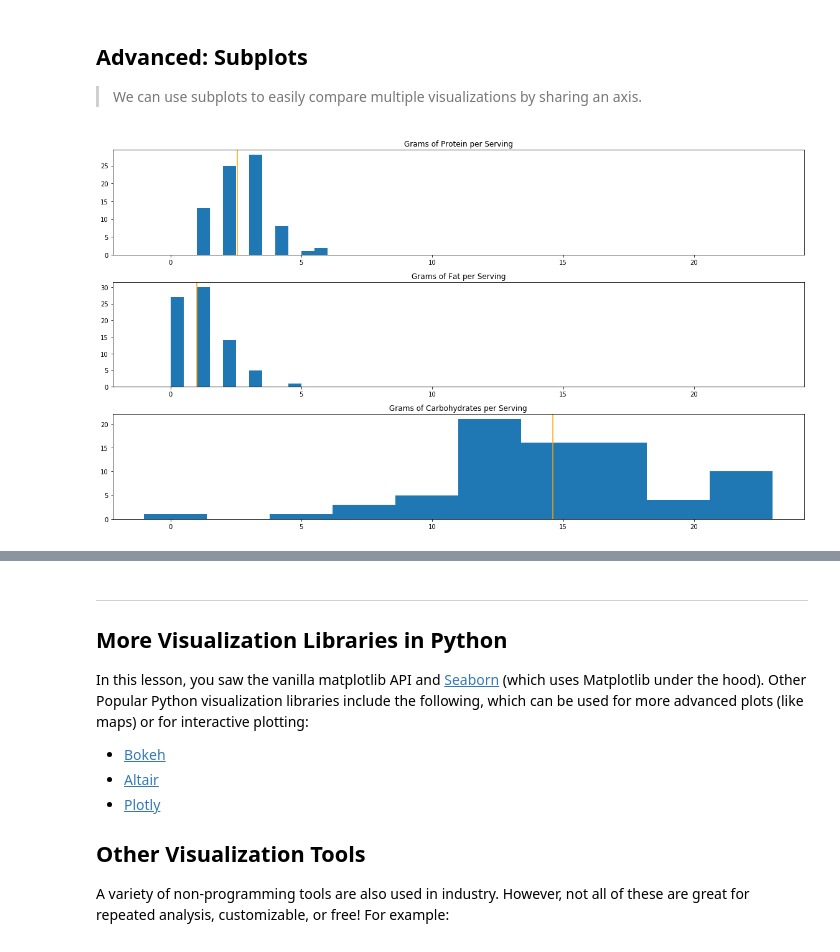
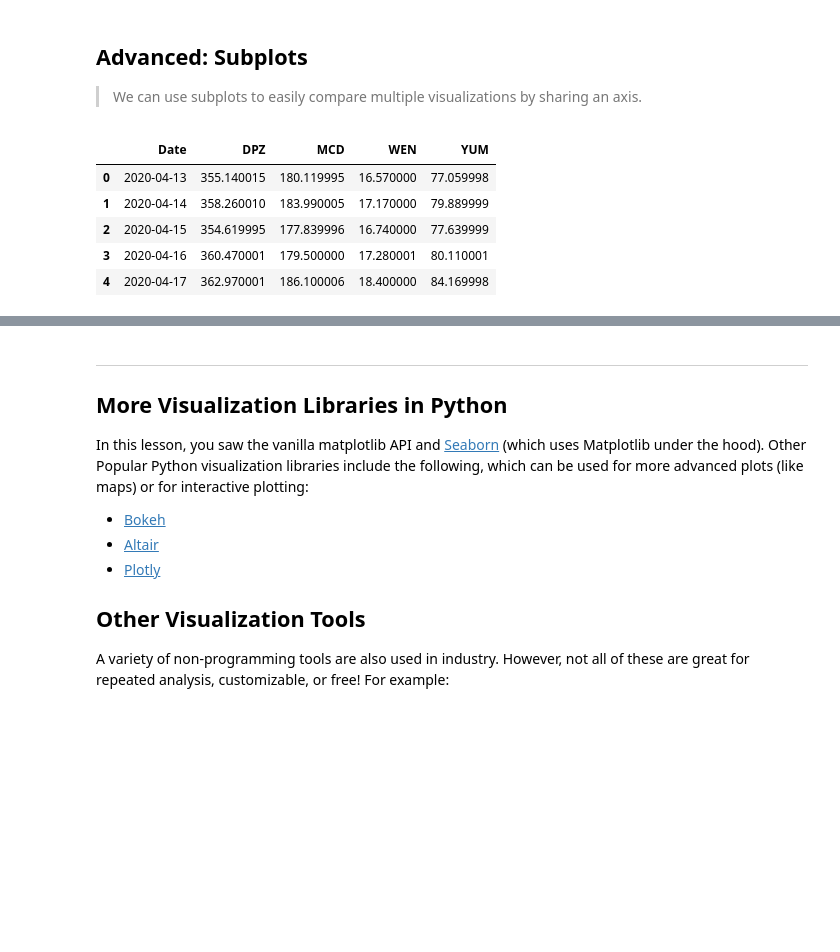
Before and after one commit to ga-curriculum/lesson-data-visualization, a Jupyter notebook: solution-code/solution-code.ipynb, the cells around one changed output, grey strips where cells are left out. Drawn from its saved outputs; the diff is of its cells as text; code cells hidden in the pictures; blank space fills up the shorter version.

```diff
--- a/solution-code/solution-code.ipynb
+++ b/solution-code/solution-code.ipynb
@@ -205,29 +202,14 @@ sns.heatmap(corr, mask = mask, square = True, cmap = 'mako', annot = True);
 # %% [markdown]
 ## Advanced: Subplots
 > We can use subplots to easily compare multiple visualizations by sharing an axis.
-# %%
-# Establish figure size.
-plt.figure(figsize = (16,9))
-
-# We can create subplots, which allows us to have multiple subplots in the same plot.
-# plt.subplot(3, 1, 1) means we have 3 rows, 1 column, and are referencing plot 1.
-ax1 = plt.subplot(3, 1, 1)
-ax1.set_title('Grams of Protein per Serving')
-ax1.hist(cereal['protein'])
-ax1.axvline(x = np.mean(cereal['protein']), color = 'orange')
-
-# plt.subplot(3, 1, 2) means we have 3 rows, 1 column, and are referencing plot 2.
-ax2 = plt.subplot(3, 1, 2, sharex=ax1)
-ax2.set_title('Grams of Fat per Serving')
-ax2.hist(cereal['fat'])
-ax2.axvline(x = np.mean(cereal['fat']), color = 'orange')
-
-# plt.subplot(3, 1, 3) means we have 3 rows, 1 column, and are referencing plot 3.
-ax3 = plt.subplot(3, 1, 3, sharex=ax2)
-ax3.set_title('Grams of Carbohydrates per Serving')
-ax3.hist(cereal['carbo'])
-ax3.axvline(x = np.mean(cereal['carbo']), color = 'orange')
-
-plt.tight_layout(); # adds more space
-# %% [output]
-[figure, removed]
+# %%
+stocks = pd.read_csv('../data/food-stocks.csv')
+stocks.Date = pd.to_datetime(stocks.Date)
+stocks.head()
+# %% [output]
+|  | Date | DPZ | MCD | WEN | YUM |
+| 0 | 2020-04-13 | 355.140015 | 180.119995 | 16.570000 | 77.059998 |
+| 1 | 2020-04-14 | 358.260010 | 183.990005 | 17.170000 | 79.889999 |
+| 2 | 2020-04-15 | 354.619995 | 177.839996 | 16.740000 | 77.639999 |
+| 3 | 2020-04-16 | 360.470001 | 179.500000 | 17.280001 | 80.110001 |
+| 4 | 2020-04-17 | 362.970001 | 186.100006 | 18.400000 | 84.169998 |
```
Also changed, not shown: parts of 6 cells of this notebook, 2 other files.
